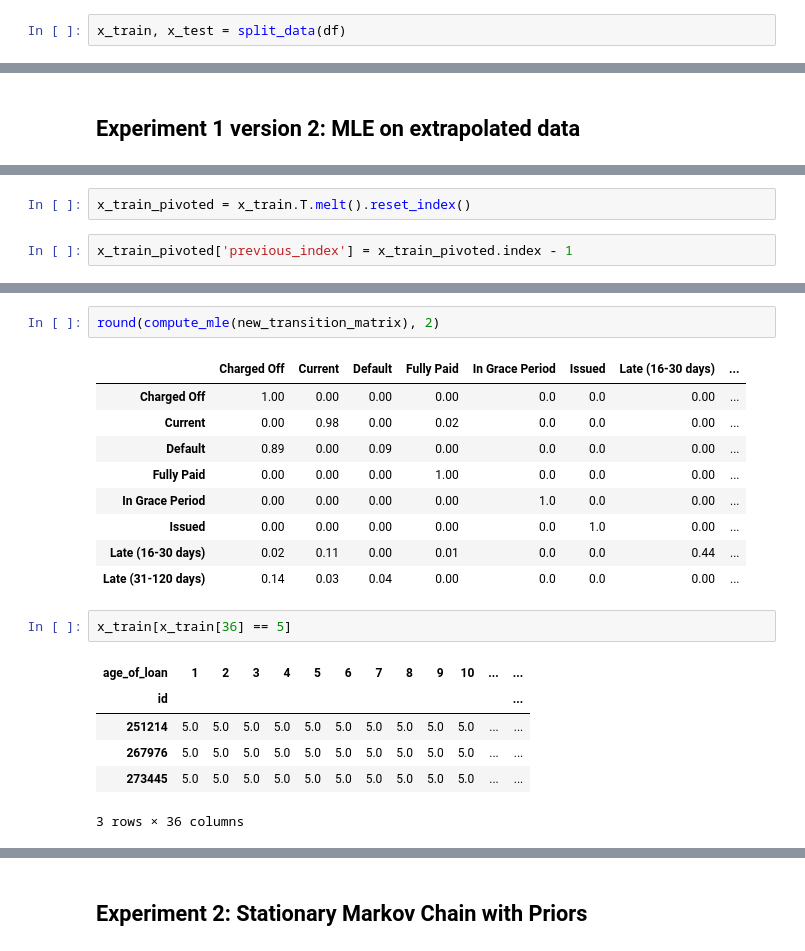
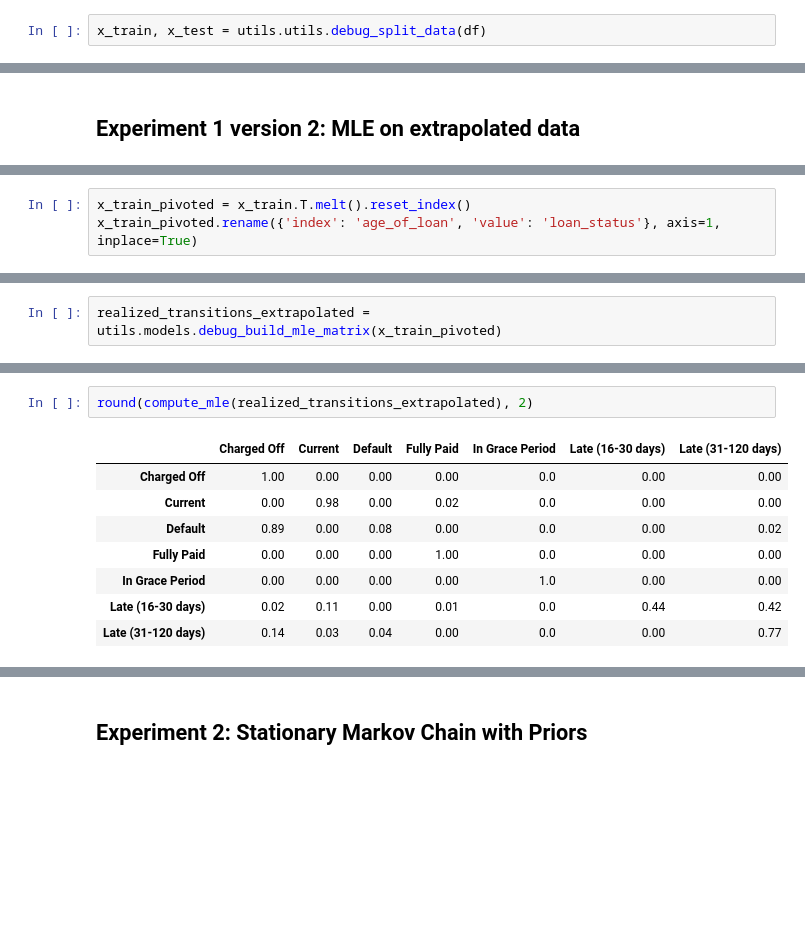
Before and after one commit to basilvetas/lending-club-analysis, a Jupyter notebook: final-project/final-notebook.ipynb, the cells around one changed output, grey strips where cells are left out. Cells and saved outputs as stored; diff of their text form; blank space fills up the shorter version.

```diff
--- a/final-project/final-notebook.ipynb
+++ b/final-project/final-notebook.ipynb
@@ -64,3 +70,3 @@ Retrieved 27,636,875 rows, 4 columns in 3.07 seconds
 # %%
-x_train, x_test = split_data(df)
+x_train, x_test = utils.utils.debug_split_data(df)
 # %% [output]
@@ -295,4 +254,3 @@ for i in range(1, 37):
 # %%
 x_train_pivoted = x_train.T.melt().reset_index()
+x_train_pivoted.rename({'index': 'age_of_loan', 'value': 'loan_status'}, axis=1, inplace=True)
-# %%
-x_train_pivoted['previous_index'] = x_train_pivoted.index - 1
@@ -316,0 +257,2 @@ new_transition_matrix
+# %%
+realized_transitions_extrapolated = utils.models.debug_build_mle_matrix(x_train_pivoted)
@@ -317,21 +272,11 @@ new_transition_matrix
 # %%
-round(compute_mle(new_transition_matrix), 2)
+round(compute_mle(realized_transitions_extrapolated), 2)
 # %% [output]
-|  | Charged Off | Current | Default | Fully Paid | In Grace Period | Issued | Late (16-30 days) | ... |
-| Charged Off | 1.00 | 0.00 | 0.00 | 0.00 | 0.0 | 0.0 | 0.00 | ... |
-| Current | 0.00 | 0.98 | 0.00 | 0.02 | 0.0 | 0.0 | 0.00 | ... |
-| Default | 0.89 | 0.00 | 0.09 | 0.00 | 0.0 | 0.0 | 0.00 | ... |
-| Fully Paid | 0.00 | 0.00 | 0.00 | 1.00 | 0.0 | 0.0 | 0.00 | ... |
-| In Grace Period | 0.00 | 0.00 | 0.00 | 0.00 | 1.0 | 0.0 | 0.00 | ... |
-| Issued | 0.00 | 0.00 | 0.00 | 0.00 | 0.0 | 1.0 | 0.00 | ... |
-| Late (16-30 days) | 0.02 | 0.11 | 0.00 | 0.01 | 0.0 | 0.0 | 0.44 | ... |
-| Late (31-120 days) | 0.14 | 0.03 | 0.04 | 0.00 | 0.0 | 0.0 | 0.00 | ... |
+|  | Charged Off | Current | Default | Fully Paid | In Grace Period | Late (16-30 days) | Late (31-120 days) |
+| Charged Off | 1.00 | 0.00 | 0.00 | 0.00 | 0.0 | 0.00 | 0.00 |
+| Current | 0.00 | 0.98 | 0.00 | 0.02 | 0.0 | 0.00 | 0.00 |
+| Default | 0.89 | 0.00 | 0.08 | 0.00 | 0.0 | 0.00 | 0.02 |
+| Fully Paid | 0.00 | 0.00 | 0.00 | 1.00 | 0.0 | 0.00 | 0.00 |
+| In Grace Period | 0.00 | 0.00 | 0.00 | 0.00 | 1.0 | 0.00 | 0.00 |
+| Late (16-30 days) | 0.02 | 0.11 | 0.00 | 0.01 | 0.0 | 0.44 | 0.42 |
+| Late (31-120 days) | 0.14 | 0.03 | 0.04 | 0.00 | 0.0 | 0.00 | 0.77 |
-# %%
-x_train[x_train[36] == 5]
-# %% [output]
-| age_of_loan | 1 | 2 | 3 | 4 | 5 | 6 | 7 | 8 | 9 | 10 | ... | ... |
-| id |  |  |  |  |  |  |  |  |  |  |  | ... |
-| 251214 | 5.0 | 5.0 | 5.0 | 5.0 | 5.0 | 5.0 | 5.0 | 5.0 | 5.0 | 5.0 | ... | ... |
-| 267976 | 5.0 | 5.0 | 5.0 | 5.0 | 5.0 | 5.0 | 5.0 | 5.0 | 5.0 | 5.0 | ... | ... |
-| 273445 | 5.0 | 5.0 | 5.0 | 5.0 | 5.0 | 5.0 | 5.0 | 5.0 | 5.0 | 5.0 | ... | ... |
-3 rows × 36 columns
```
Also changed, not shown: parts of 40 cells of this notebook, 3 other files.
